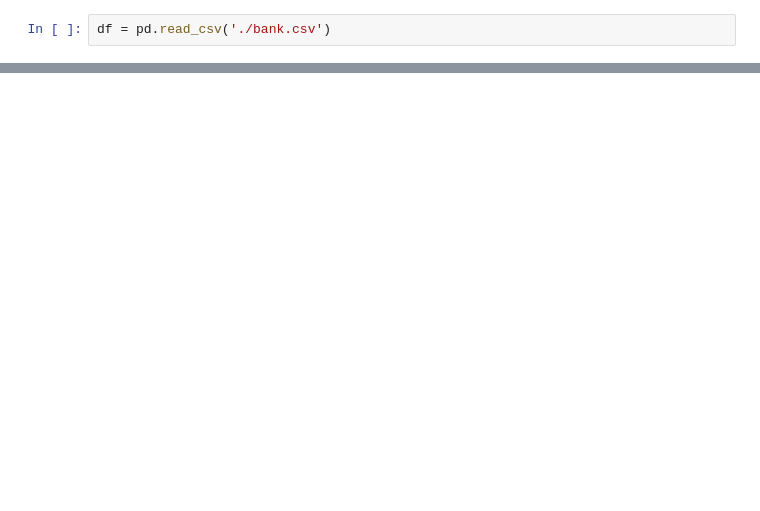
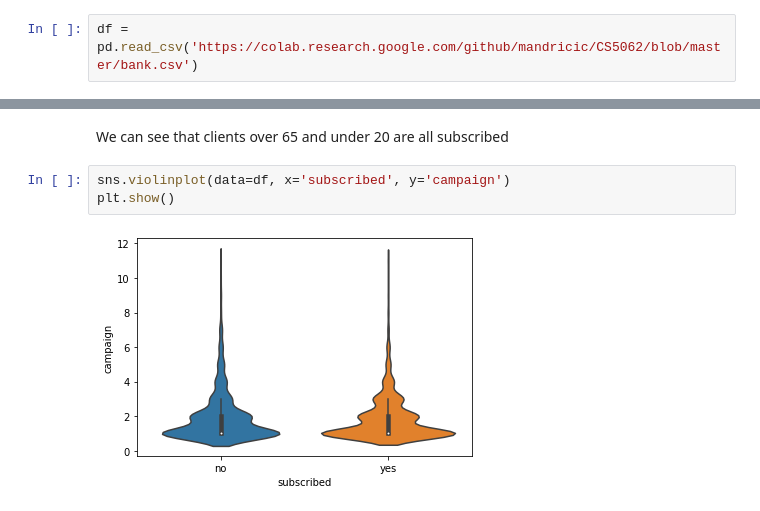
Before and after one commit to mandricic/CS5062, a Jupyter notebook: etivity1.ipynb, the cells around one changed output, grey strips where cells are left out. Saved outputs shown, nothing was run; the diff lists cells and outputs as text; blank space fills up the shorter version.

```diff
--- a/etivity1.ipynb
+++ b/etivity1.ipynb
@@ -17,2 +10,2 @@ Open File and load data
 # %%
-df = pd.read_csv('./bank.csv')
+df = pd.read_csv('https://colab.research.google.com/github/mandricic/CS5062/blob/master/bank.csv')
@@ -20,0 +90,7 @@ FileNotFoundError: [Errno 2] File b'./bank.csv' does not exist: b'./bank.csv'
+# %% [markdown]
+We can see that clients over 65 and under 20 are all subscribed
+# %%
+sns.violinplot(data=df, x='subscribed', y='campaign')
+plt.show()
+# %% [output]
+[figure, added]
```
Also changed, not shown: parts of 19 cells of this notebook.
